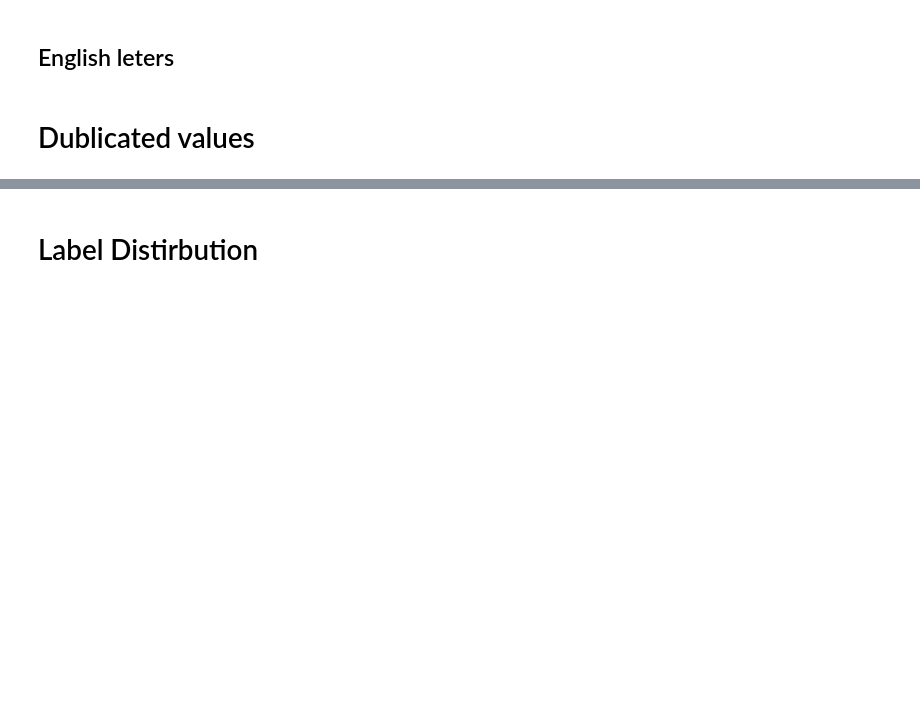
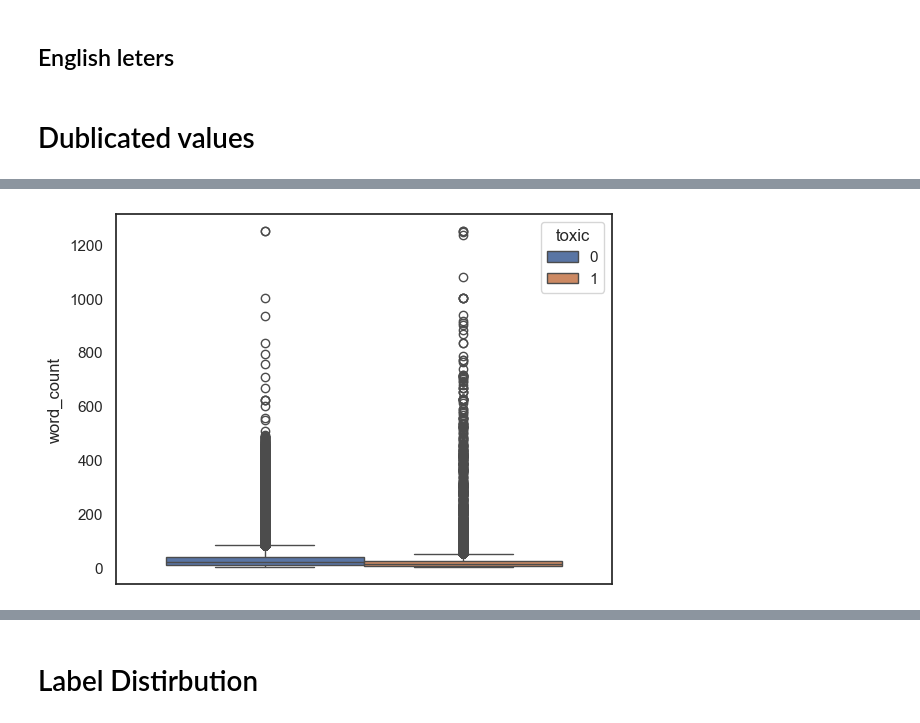
Before and after one commit to gkukse/Toxic-Comment-Classification, a Jupyter notebook: EDA.ipynb, the cells around one changed output, grey strips where cells are left out. Saved outputs shown, nothing was run; the diff lists cells and outputs as text; code cells hidden in the pictures; blank space fills up the shorter version.

```diff
--- a/EDA.ipynb
+++ b/EDA.ipynb
@@ -94,3 +174,35 @@ train[train['id'] == '000103f0d9cfb60f']
+# %%
+def expand_contractions(text):
+    contractions_dict = {
+        "can't": "can not",
+        "won't": "will not",
+        "isn't": "is not",
+        "aren't": "are not",
+        "wasn't": "was not",
+        "weren't": "were not",
+        "hasn't": "has not",
+        "haven't": "have not",
+        "hadn't": "had not",
+        "doesn't": "does not",
+        "don't": "do not",
+        "didn't": "did not",
+        "won't": "will not",
+        "wouldn't": "would not",
+        "shouldn't": "should not",
+        "mightn't": "might not",
+        "mustn't": "must not",
+        "couldn't": "could not"
+    }
+
+    # Regular expression for finding contractions
+    contractions_re = re.compile(r'\b(' + '|'.join(re.escape(key) for key in contractions_dict.keys()) + r')\b')
+
+    # Replace contractions using the dictionary
+    expanded_text = contractions_re.sub(lambda match: contractions_dict[match.group(0)], text)
+
+    return expanded_text
+
+train['comment_text'] = train['comment_text'].apply(expand_contractions)
 # %% [markdown]
 ## Wikipedia shortcuts and images
 # %%
@@ -135,0 +263,2 @@ train.shape
+# %%
+train['word_count'] = train['comment_text'].apply(lambda x: len(x.split(" ")))
@@ -135,0 +292,4 @@ train.shape
+# %%
+word_df = train[['toxic', 'severe_toxic', 'obscene', 'threat',
+       'insult', 'identity_hate',
+       'word_count']]
@@ -135,0 +340,5 @@ train.shape
+# %%
+sns.boxplot(word_df, y='word_count', hue='toxic')
+plt.show()
+# %% [output]
+[figure, added]
```
Also changed, not shown: parts of 35 cells of this notebook, 3 other files.
